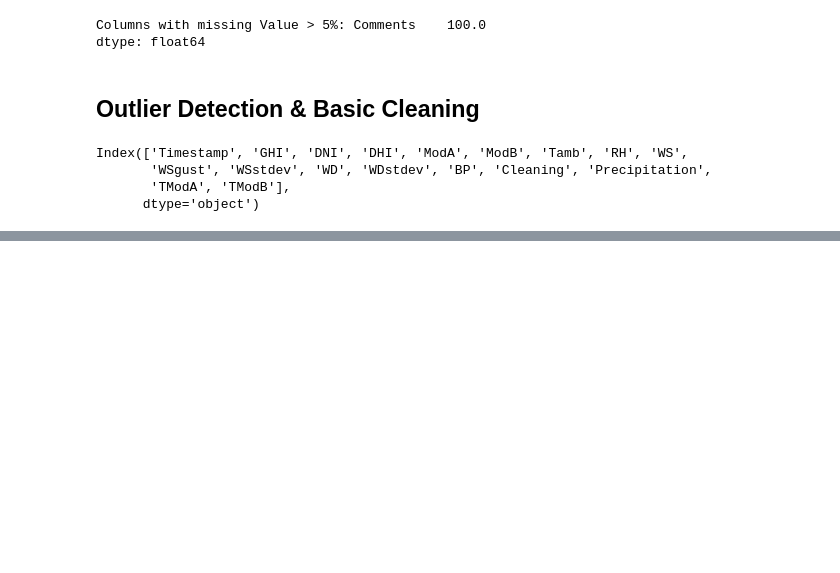
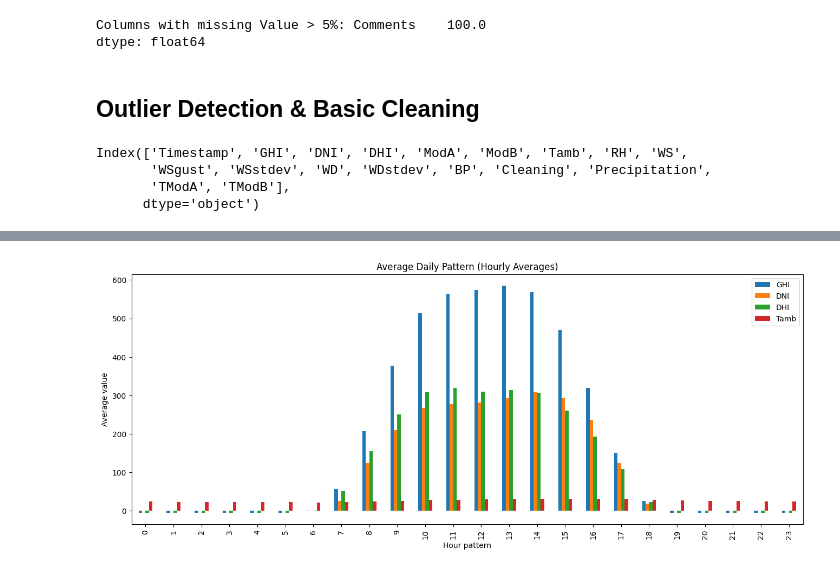
Before and after one commit to Aryam-21/solar-challenge-week0, a Jupyter notebook: notebooks/sierraleone_eda.ipynb, the cells around one changed output, grey strips where cells are left out. Saved outputs shown, nothing was run; the diff lists cells and outputs as text; code cells hidden in the pictures; blank space fills up the shorter version.

```diff
--- a/notebooks/sierraleone_eda.ipynb
+++ b/notebooks/sierraleone_eda.ipynb
@@ -73,0 +164,10 @@ outlier_flag = np.abs()
+# %%
+clean_data['Hour'] = clean_data['Timestamp'].dt.hour
+hourly_ave = clean_data.groupby(['Hour'])[key_columns].mean()
+hourly_ave.plot(kind='bar', figsize=(16, 6))
+plt.title("Average Daily Pattern (Hourly Averages)")
+plt.xlabel("Hour pattern")
+plt.ylabel("Average value")
+plt.show()
+# %% [output]
+[figure, added]
```
Also changed, not shown: parts of 26 cells of this notebook.
